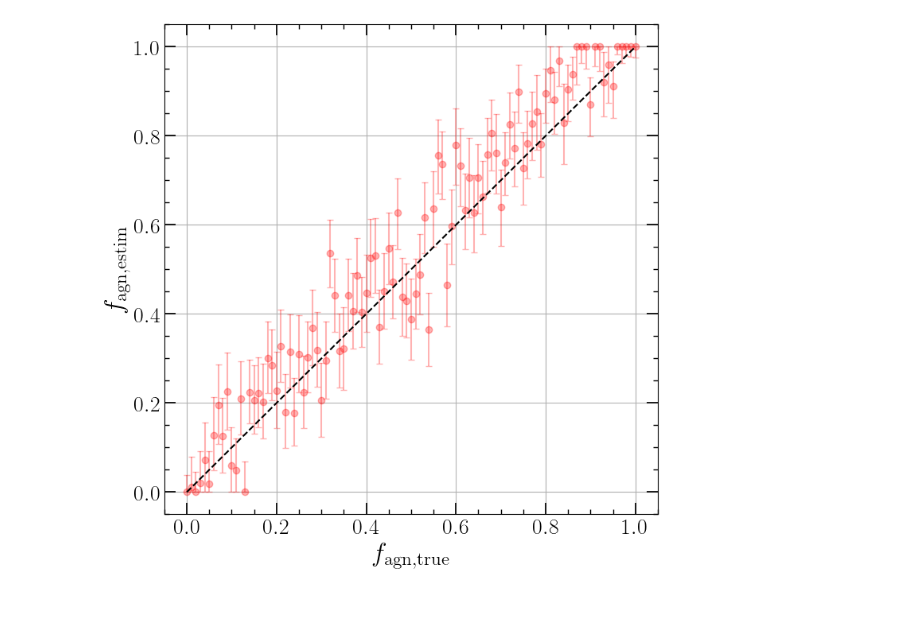
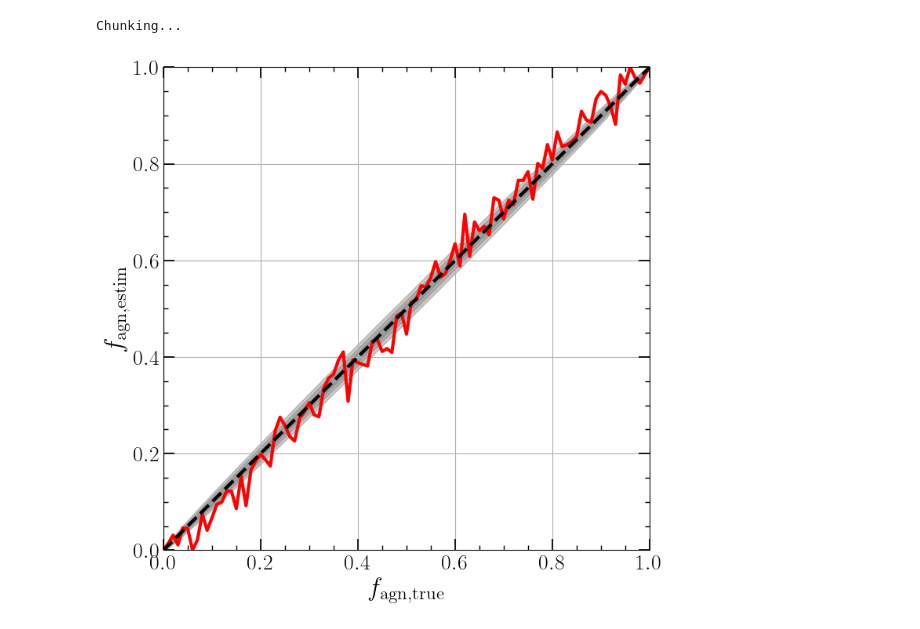
Before and after one commit to LucasPouw/darksirenpop, a Jupyter notebook: checkresults.ipynb, the cells around one changed output. Saved outputs shown, nothing was run; the diff lists cells and outputs as text; code cells hidden in the pictures.

```diff
--- a/checkresults.ipynb
+++ b/checkresults.ipynb
@@ -8,7 +9,7 @@ make_nice_plots()
 # %%
 origin_dict = {}
 
-post_path = '/net/vdesk/data2/pouw/MRP/mockdata_analysis/darksirenpop/inputs/posterior_samples_mock_v4.json'  # '/net/vdesk/data2/pouw/MRP/scripts/gwcosmo_inputs/gw_jsons/posterior_samples_cosmo.json'
+post_path = '/net/vdesk/data2/pouw/MRP/mockdata_analysis/darksirenpop/inputs/posterior_samples_mock_v7.json'
 with open(post_path) as f:
     posterior_samples_dictionary = json.load(f)
 
@@ -16,8 +17,9 @@ for key, filename in posterior_samples_dictionary.items():
     with h5py.File(filename, 'r') as f:
         origin_dict[key] = f['mock']['truths']['from_agn'][()].astype(bool)
 # %%
-pagn = np.load('pagn_sky_v5.npy')
-palt = np.load('palt_sky_v5.npy')
+pagn = np.load('pagn_sky_v7.npy')
+palt = np.load('palt_sky_v7.npy')
+origins = np.array([val for val in origin_dict.values()])
 # %%
 def get_colors(origin_dict):
     colors = np.zeros(len(origin_dict), dtype=str)
@@ -66,17 +68,21 @@ plt.show()
 # %%
-use_N_gws = 500
+use_N_gws = 3000
 N_true_fagns = min(use_N_gws+1, 101)  # Cannot create more f_agn values than use_N_gws+1 and don't want to generate more than 101
 calc_logllh_at_N_points = 1000  # Only change if you want higher resolution, but why would you?
 log_llh_x_ax = np.linspace(0.0001, 1., calc_logllh_at_N_points)
 
-true_fagns = np.zeros((N_true_fagns, calc_logllh_at_N_points))
 estimated_fagns = np.zeros((N_true_fagns, calc_logllh_at_N_points))
 lowers = np.zeros((N_true_fagns, calc_logllh_at_N_points))
 uppers = np.zeros((N_true_fagns, calc_logllh_at_N_points))
 
-use_N_agn_events = np.arange(0, use_N_gws + 1, int(use_N_gws / (N_true_fagns-1)), dtype=np.int32)  # TODO: sample binomial distribution
+## These two lines are for making the underlying truth equal to the actual realization of that truth
+# use_N_agn_events = np.arange(0, use_N_gws + 1, int(use_N_gws / (N_true_fagns-1)), dtype=np.int32)
+# true_fagns = use_N_agn_events / use_N_gws
+
+true_fagns = np.linspace(0, 1, N_true_fagns)  # Underlying truth
+use_N_agn_events = np.random.binomial(n=use_N_gws, p=true_fagns)  # Make random realization of a universe with a true fagn
+
 use_N_alt_events = use_N_gws - use_N_agn_events
-true_fagns = use_N_agn_events / use_N_gws
 
 agn_events = origins
 alt_events = ~origins
@@ -86,38 +92,78 @@ alt_idx = np.random.choice(np.where(alt_events)[0], size=(N_true_fagns, use_N_gw
 idx = np.where(np.arange(use_N_gws) < use_N_agn_events[:, None], agn_idx, alt_idx)  # Shape (N_true_fagns, use_N_gws)
 
 
-fagn = log_llh_x_ax[:, np.newaxis, np.newaxis]
+fagn_times_fc_fobsc = log_llh_x_ax[:, np.newaxis, np.newaxis] * 1 * 1
 total_prob_agn = pagn[idx].T[np.newaxis,...]
 total_prob_alt = palt[idx].T[np.newaxis,...]
 
-log_llh_numerator_per_event = np.log(fagn * total_prob_agn + (1 - fagn) * total_prob_alt)
 
-log_llh_numerator = np.sum(log_llh_numerator_per_event, axis=1)
+gw_chunk_size = 100  # Optimized for my own system
+llh_chunk_size = 10  # Optimized for my own system
+
+if (use_N_gws > gw_chunk_size) & (calc_logllh_at_N_points > llh_chunk_size):
+    print('Chunking...')
+    log_llh_numerator = np.zeros((calc_logllh_at_N_points, N_true_fagns))
+    for i in tqdm(range(int(use_N_gws / gw_chunk_size))):
+        agn_prob_chunk = total_prob_agn[:, int(i*gw_chunk_size):int((i+1)*gw_chunk_size), :]
+        alt_prob_chunk = total_prob_alt[:, int(i*gw_chunk_size):int((i+1)*gw_chunk_size), :]
+
+        for j in range(int(calc_logllh_at_N_points / llh_chunk_size)):
+            fagn_chunk = fagn_times_fc_fobsc[int(j*llh_chunk_size):int((j+1)*llh_chunk_size), ...]
+            p_agn = fagn_chunk * agn_prob_chunk
+            p_alt = (1 - fagn_chunk) * alt_prob_chunk
+            log_prob = np.log(p_agn + p_alt)
+            log_llh_numerator[int(j*llh_chunk_size):int((j+1)*llh_chunk_size)] += np.sum(log_prob, axis=1)
+else:
+    log_llh_numerator_per_event = np.log(fagn_times_fc_fobsc * total_prob_agn + (1 - fagn_times_fc_fobsc) * total_prob_alt)
+    log_llh_numerator = np.sum(log_llh_numerator_per_event, axis=1 )
+
 log_llh_denominator = 0
 log_llh = log_llh_numerator - log_llh_denominator
 
 max_log_llh = np.max(log_llh, axis=0)
 estimated_fagns = log_llh_x_ax[np.argmax(log_llh, axis=0)]
 
 below_threshold = log_llh >= (max_log_llh - 0.5)  # For 68% CL
 
 # Get first and last occurrence of True values along axis 0
 first_valid = np.argmax(below_threshold, axis=0)
 last_valid = log_llh_x_ax.shape[0] - 1 - np.argmax(below_threshold[::-1], axis=0)
 
 lowers = estimated_fagns - log_llh_x_ax[first_valid]
 uppers = log_llh_x_ax[last_valid] - estimated_fagns
 
 
-# one_sigma = 0.68 *
+# plt.figure(figsize=(8,8))
+# plt.errorbar(true_fagns, estimated_fagns, yerr=np.array([lowers, uppers]), capsize=3, linestyle='', marker='o', color='red', alpha=0.3)
+# plt.plot(np.linspace(0,1,100), np.linspace(0,1,100), linestyle='dashed', color='black', zorder=6)
+# plt.xlabel(r'$f_{\rm agn, true}$')
+# plt.ylabel(r'$f_{\rm agn, estim}$')
+# # plt.legend()
+# plt.grid()
+# plt.show()
 
 plt.figure(figsize=(8,8))
-plt.errorbar(true_fagns, estimated_fagns, yerr=np.array([lowers, uppers]), capsize=3, linestyle='', marker='o', color='red', alpha=0.3)
-plt.plot(np.linspace(0,1,100), np.linspace(0,1,100), linestyle='dashed', color='black', zorder=6)
+plt.plot(true_fagns, estimated_fagns, color='red', linewidth=3)
+# plt.errorbar(true_fagns, estimated_fagns, yerr=np.array([lowers, uppers]), capsize=3, color='red', linestyle='')
+plt.plot(np.linspace(0,1,100), np.linspace(0,1,100), linestyle='dashed', color='black', zorder=6, linewidth=3)
+
+CI = np.linspace(0, 1, 1001)
+for ci, alpha in zip([0.68, 0.95, 0.997],[0.1, 0.15, 0.2]):
+    edge_of_bound = (1. - ci) / 2.
+    lower = binom.ppf(1 - edge_of_bound, use_N_gws, CI) / use_N_gws
+    upper = binom.ppf(edge_of_bound, use_N_gws, CI) / use_N_gws
+    lower[0] = 0
+    upper[0] = 0
+    plt.fill_between(CI, lower, upper, alpha=alpha, color='k')
+
 plt.xlabel(r'$f_{\rm agn, true}$')
 plt.ylabel(r'$f_{\rm agn, estim}$')
 # plt.legend()
 plt.grid()
+plt.xlim(0, 1)
+plt.ylim(0, 1)
+plt.savefig('ppplot.pdf', bbox_inches='tight')
 plt.show()
 # %% [output]
+Chunking...
-[figure, old version]
+[figure, new version]
```
Also changed, not shown: parts of 4 cells of this notebook, 8 other files.
